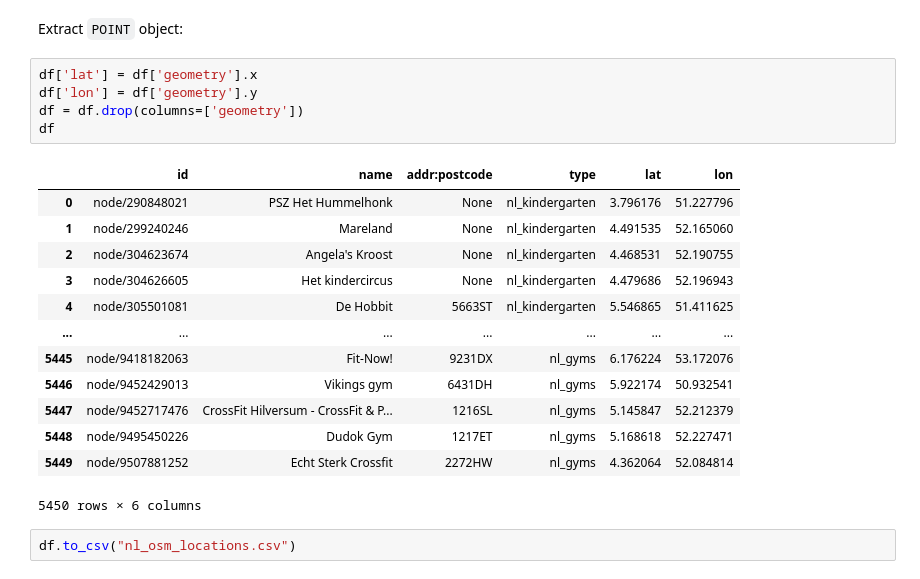
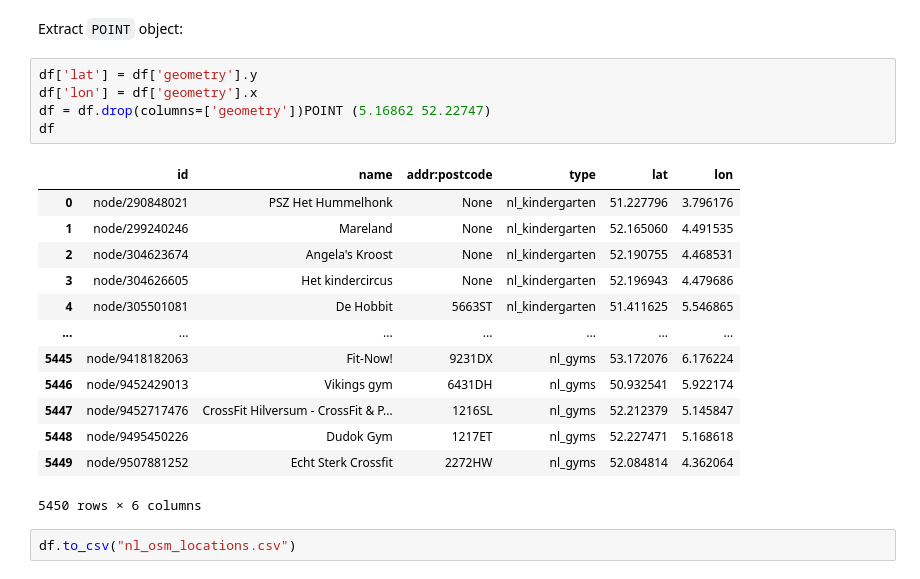
Before and after one commit to Fhashemi91/DEiA-2, a Jupyter notebook: generate_facilities.ipynb, the cells around one changed output. Saved outputs shown, nothing was run; the diff lists cells and outputs as text.

```diff
--- a/generate_facilities.ipynb
+++ b/generate_facilities.ipynb
@@ -106,23 +102,23 @@ df
 # %% [markdown]
 Extract `POINT` object:
 # %%
-df['lat'] = df['geometry'].x
-df['lon'] = df['geometry'].y
-df = df.drop(columns=['geometry'])
+df['lat'] = df['geometry'].y
+df['lon'] = df['geometry'].x
+df = df.drop(columns=['geometry'])POINT (5.16862 52.22747)
 df
 # %% [output]
 |  | id | name | addr:postcode | type | lat | lon |
-| 0 | node/290848021 | PSZ Het Hummelhonk | None | nl_kindergarten | 3.796176 | 51.227796 |
-| 1 | node/299240246 | Mareland | None | nl_kindergarten | 4.491535 | 52.165060 |
-| 2 | node/304623674 | Angela's Kroost | None | nl_kindergarten | 4.468531 | 52.190755 |
-| 3 | node/304626605 | Het kindercircus | None | nl_kindergarten | 4.479686 | 52.196943 |
-| 4 | node/305501081 | De Hobbit | 5663ST | nl_kindergarten | 5.546865 | 51.411625 |
+| 0 | node/290848021 | PSZ Het Hummelhonk | None | nl_kindergarten | 51.227796 | 3.796176 |
+| 1 | node/299240246 | Mareland | None | nl_kindergarten | 52.165060 | 4.491535 |
+| 2 | node/304623674 | Angela's Kroost | None | nl_kindergarten | 52.190755 | 4.468531 |
+| 3 | node/304626605 | Het kindercircus | None | nl_kindergarten | 52.196943 | 4.479686 |
+| 4 | node/305501081 | De Hobbit | 5663ST | nl_kindergarten | 51.411625 | 5.546865 |
 | ... | ... | ... | ... | ... | ... | ... |
-| 5445 | node/9418182063 | Fit-Now! | 9231DX | nl_gyms | 6.176224 | 53.172076 |
-| 5446 | node/9452429013 | Vikings gym | 6431DH | nl_gyms | 5.922174 | 50.932541 |
-| 5447 | node/9452717476 | CrossFit Hilversum - CrossFit & P... | 1216SL | nl_gyms | 5.145847 | 52.212379 |
-| 5448 | node/9495450226 | Dudok Gym | 1217ET | nl_gyms | 5.168618 | 52.227471 |
-| 5449 | node/9507881252 | Echt Sterk Crossfit | 2272HW | nl_gyms | 4.362064 | 52.084814 |
+| 5445 | node/9418182063 | Fit-Now! | 9231DX | nl_gyms | 53.172076 | 6.176224 |
+| 5446 | node/9452429013 | Vikings gym | 6431DH | nl_gyms | 50.932541 | 5.922174 |
+| 5447 | node/9452717476 | CrossFit Hilversum - CrossFit & P... | 1216SL | nl_gyms | 52.212379 | 5.145847 |
+| 5448 | node/9495450226 | Dudok Gym | 1217ET | nl_gyms | 52.227471 | 5.168618 |
+| 5449 | node/9507881252 | Echt Sterk Crossfit | 2272HW | nl_gyms | 52.084814 | 4.362064 |
 5450 rows × 6 columns
 # %%
 df.to_csv("nl_osm_locations.csv")
```
Also changed, not shown: parts of 1 cell of this notebook, 5 other files.
